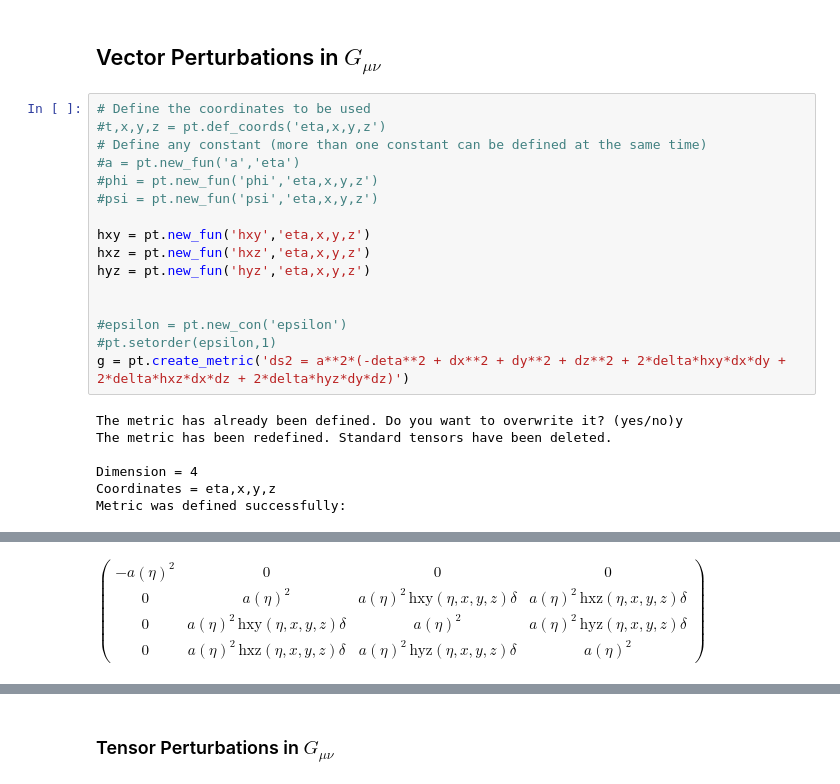
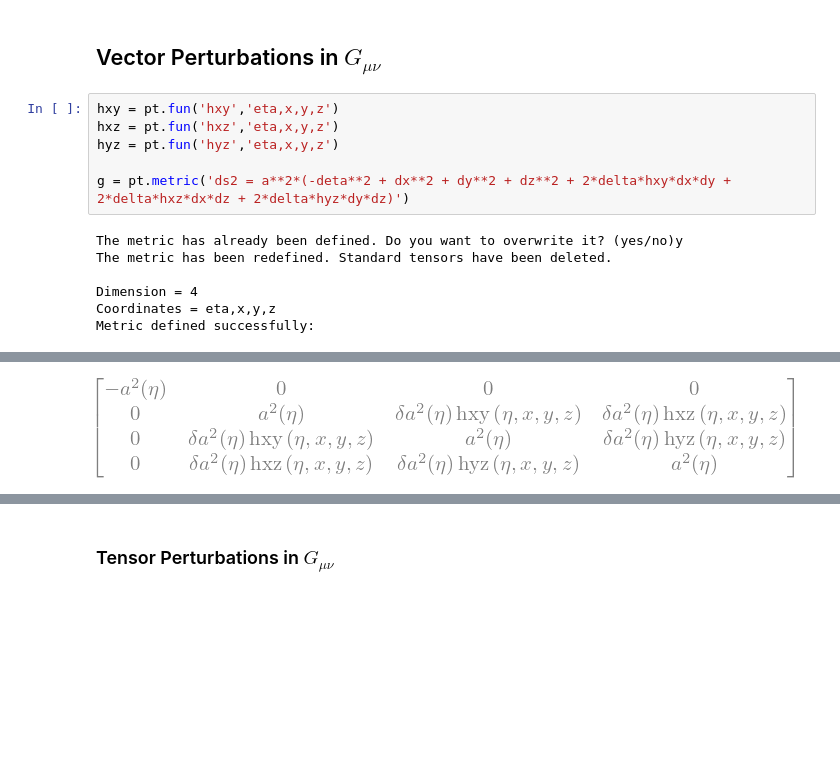
Before and after one commit to pytearcat/pytearcat, a Jupyter notebook: Cosmological Perturbation Theory.ipynb, the cells around one changed output, grey strips where cells are left out. Drawn from its saved outputs; the diff is of its cells as text; blank space fills up the shorter version.

```diff
--- a/Cosmological Perturbation Theory.ipynb
+++ b/Cosmological Perturbation Theory.ipynb
@@ -282,25 +137,15 @@ $\displaystyle {G}{}^{2
 # %% [markdown]
 ## Vector Perturbations in $G_{\mu \nu}$
 # %%
-# Define the coordinates to be used
-#t,x,y,z = pt.def_coords('eta,x,y,z')
-# Define any constant (more than one constant can be defined at the same time)
-#a = pt.new_fun('a','eta')
-#phi = pt.new_fun('phi','eta,x,y,z')
-#psi = pt.new_fun('psi','eta,x,y,z')
+hxy = pt.fun('hxy','eta,x,y,z')
+hxz = pt.fun('hxz','eta,x,y,z')
+hyz = pt.fun('hyz','eta,x,y,z')
 
-hxy = pt.new_fun('hxy','eta,x,y,z')
-hxz = pt.new_fun('hxz','eta,x,y,z')
-hyz = pt.new_fun('hyz','eta,x,y,z')
-
-
-#epsilon = pt.new_con('epsilon')
-#pt.setorder(epsilon,1)
-g = pt.create_metric('ds2 = a**2*(-deta**2 + dx**2 + dy**2 + dz**2 + 2*delta*hxy*dx*dy + 2*delta*hxz*dx*dz + 2*delta*hyz*dy*dz)')
+g = pt.metric('ds2 = a**2*(-deta**2 + dx**2 + dy**2 + dz**2 + 2*delta*hxy*dx*dy + 2*delta*hxz*dx*dz + 2*delta*hyz*dy*dz)')
 # %% [output]
 The metric has already been defined. Do you want to overwrite it? (yes/no)y
 The metric has been redefined. Standard tensors have been deleted.
 
 Dimension = 4
 Coordinates = eta,x,y,z
-Metric was defined successfully:
+Metric defined successfully:
@@ -308,5 +153,4 @@ $\displaystyle ds^2 = \left(-a\left(\eta\right)^{2}\right) \cdot d\eta^2+\left(a
-$\displaystyle \left(\begin{array}{cccc}-a\left(\eta\right)^{2}&0&0&0\\0&a\left(\eta\right)^{2}&a\left(\eta\right)^{2}\,\mathrm{hxy}\left(\eta,x,y,z\right) \delta&a\left(\eta\right)^{2}\,\mathrm{hxz}\left(\eta,x,y,z\right) \delta\\0&a\left(\eta\right)^{2}\,\mathrm{hxy}\left(\eta,x,y,z\right) \delta&a\left(\eta\right)^{2}&a\left(\eta\right)^{2}\,\mathrm{hyz}\left(\eta,x,y,z\right) \delta\\0&a\left(\eta\right)^{2}\,\mathrm{hxz}\left(\eta,x,y,z\right) \delta&a\left(\eta\right)^{2}\,\mathrm{hyz}\left(\eta,x,y,z\right) \delta&a\left(\eta\right)^{2}\end{array}\right)
-$
+[figure, added]
 # %%
 # To calculate the default combination of the Einstein Tensor, i.e., (_,_):
 #G = pt.einstein()
```
Also changed, not shown: parts of 22 cells of this notebook, 3 other files.
